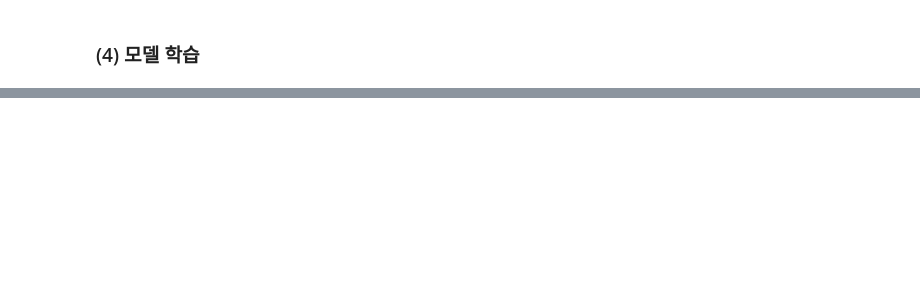
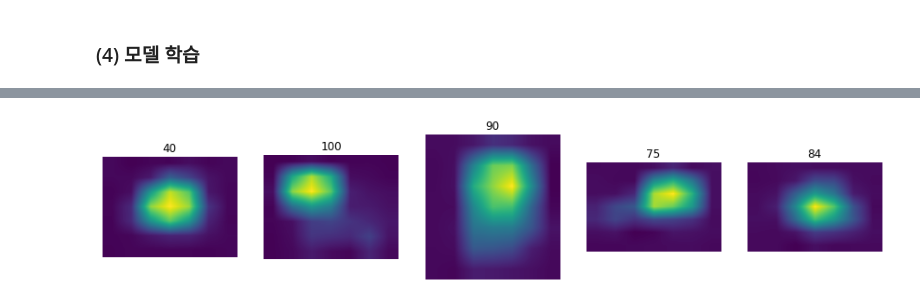
Before and after one commit to yeonseokChoe/2023-AIFFEL-QUEST, a Jupyter notebook: GoingDeeperQUEST03/Project3.ipynb, the cells around one changed output, grey strips where cells are left out. Saved outputs shown, nothing was run; the diff lists cells and outputs as text; code cells hidden in the pictures; blank space fills up the shorter version.

```diff
--- a/GoingDeeperQUEST03/Project3.ipynb
+++ b/GoingDeeperQUEST03/Project3.ipynb
@@ -144,0 +214,9 @@ history_cam_model = cam_model.fit(
+# %%
+def plot_images(ds, image_list):
+    plt.figure(figsize=(15,3))
+
+    for i, d in enumerate(ds):
+        plt.subplot(1, len(ds), i+1)
+        plt.axis('off')
+        plt.title(d['label'])
+        plt.imshow(image_list[i])
@@ -144,0 +225,36 @@ history_cam_model = cam_model.fit(
+# %%
+def generate_cam(model, data):
+    item = copy.deepcopy(data)
+    width = item['image'].shape[1]
+    height = item['image'].shape[0]
+
+    img_tensor, class_idx = normalize_and_resize_img(item)
+
+    # output = feature map, output
+    cam_model = tf.keras.models.Model([model.inputs], [model.layers[-3].output, model.output])
+    conv_outputs, predictions = cam_model(tf.expand_dims(img_tensor, 0))
+    conv_outputs = conv_outputs[0, :, :, :]
+
+    # weight activation
+    class_weights = model.layers[-1].get_weights()[0]
+
+    cam_image = np.zeros(dtype=np.float32, shape=conv_outputs.shape[0:2])
+    for i, w in enumerate(class_weights[:, class_idx]):
+        # conv_outputs의 i번째 채널과 i번째 weight를 곱해서 누적
+        cam_image += w * conv_outputs[:, :, i]
+
+    cam_image /= np.max(cam_image) # normalize
+    cam_image = cam_image.numpy()
+    cam_image = cv2.resize(cam_image, (width, height)) # resize
+
+    return cam_image
+# %%
+cam_image_list = []
+
+for i, d in enumerate(sample_ds):
+    cam_image = generate_cam(cam_model, d)
+    cam_image_list.append(cam_image)
+# %%
+plot_images(sample_ds, cam_image_list)
+# %% [output]
+[figure, added]
```
Also changed, not shown: parts of 42 cells of this notebook, 1 other file.
